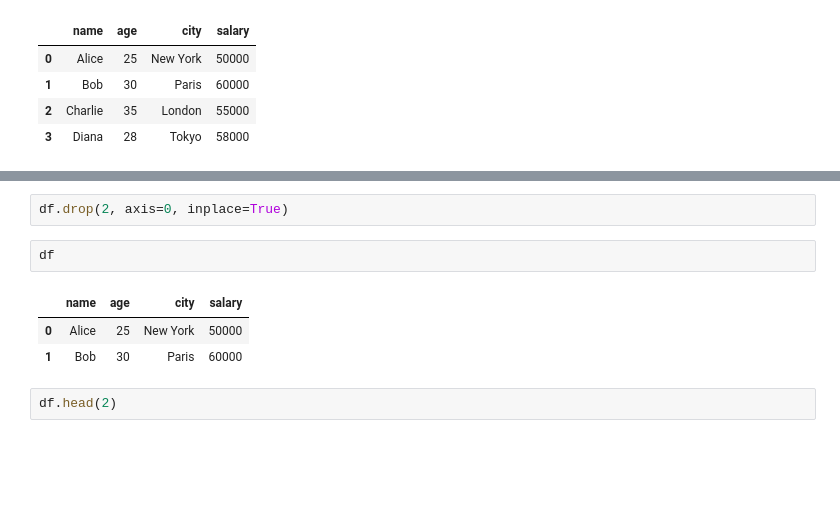
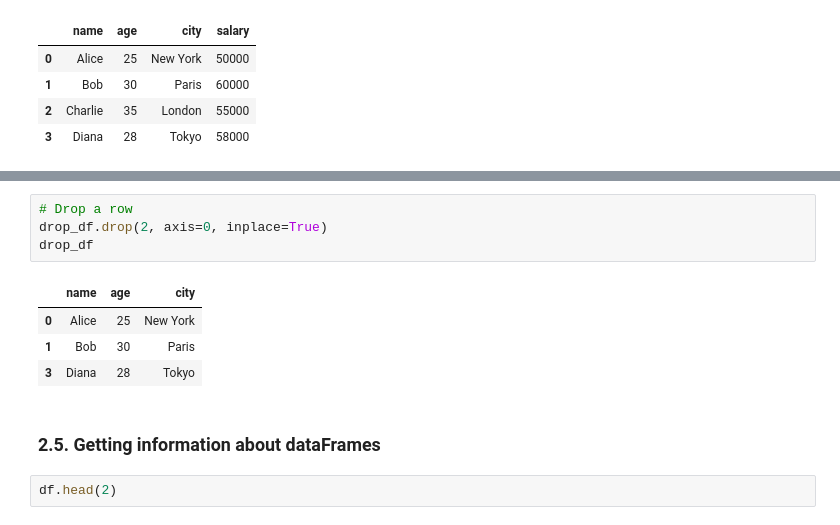
Before and after one commit to rudedude693/FSA_devops, a Jupyter notebook: docs/assets/notebooks/unit2/Lesson_10_demo.ipynb, the cells around one changed output, grey strips where cells are left out. Drawn from its saved outputs; the diff is of its cells as text; blank space fills up the shorter version.

```diff
--- a/docs/assets/notebooks/unit2/Lesson_10_demo.ipynb
+++ b/docs/assets/notebooks/unit2/Lesson_10_demo.ipynb
@@ -109,11 +157,14 @@ df.drop(2, axis=0, inplace=True)
 # %%
-df.drop(2, axis=0, inplace=True)
+# Drop a row
+drop_df.drop(2, axis=0, inplace=True)
+drop_df
+# %% [output]
+|  | name | age | city |
+| 0 | Alice | 25 | New York |
+| 1 | Bob | 30 | Paris |
+| 3 | Diana | 28 | Tokyo |
-# %%
-df
-# %% [output]
-|  | name | age | city | salary |
-| 0 | Alice | 25 | New York | 50000 |
-| 1 | Bob | 30 | Paris | 60000 |
+# %% [markdown]
+### 2.5. Getting information about dataFrames
 # %%
 df.head(2)
 # %% [output]
```
Also changed, not shown: parts of 28 cells of this notebook, 3 other files.
